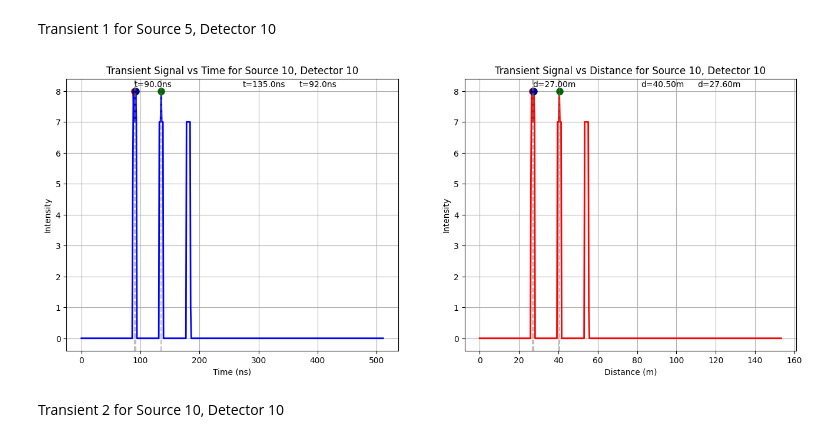
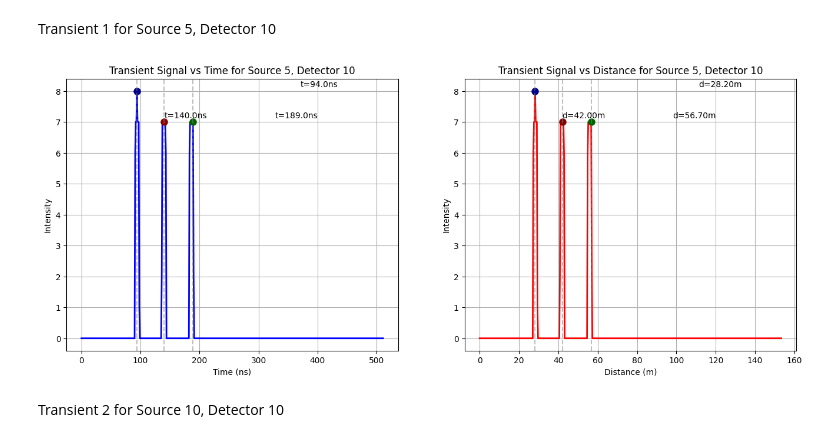
Before and after one commit to qiwen98/IntroToImagingScience, a Jupyter notebook: assignment_5/part_2.ipynb, the cells around one changed output. Saved outputs shown, nothing was run; the diff lists cells and outputs as text; code cells hidden in the pictures.

Commit message:
part 2f plots v2

```diff
--- a/assignment_5/part_2.ipynb
+++ b/assignment_5/part_2.ipynb
@@ -305,35 +305,35 @@ def plot_transient_and_ellipses(source_detector_pairs, tpsf, light_speed, s_idx,
     for t_idx in peak_indices:
         ax1.axvline(x=time_axis_ns[t_idx], color='gray', linestyle='--', alpha=0.5)
         ax2.axvline(x=dist_axis[t_idx], color='gray', linestyle='--', alpha=0.5)
 
     # plt.tight_layout()
     plt.show()
 
     return fig
 
 # Main execution
 if __name__ == "__main__":
     # Plot transients for two different source-detector pairs
 
     # First pair
     fig1 = plot_transient_and_ellipses(
         source_detector_pairs=source_detector_pairs,
         tpsf=tpsf,
         light_speed=light_speed,
-        s_idx=10,  # Using source index 5
+        s_idx=5,  # Using source index 5
         d_idx=10  # Using detector index 10
     )
 
     # # Second pair
     # fig2 = plot_transient_and_ellipses(
     #     source_detector_pairs=source_detector_pairs,
     #     tpsf=tpsf,
     #     light_speed=light_speed,
     #     s_idx=1,  # Using source index 15
     #     d_idx=10  # Using detector index 20
     # )
 # %% [output]
-[figure, old version]
+[figure, new version]
 # %% [markdown]
 Transient 2 for Source 10, Detector 10
 # %%
```
Also changed, not shown: parts of 1 cell of this notebook.
